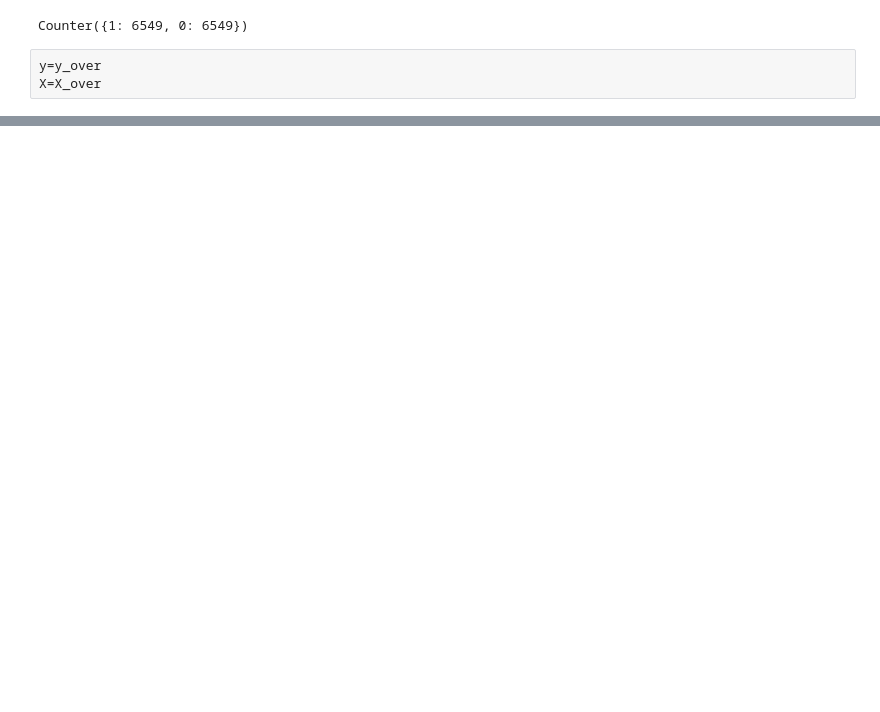
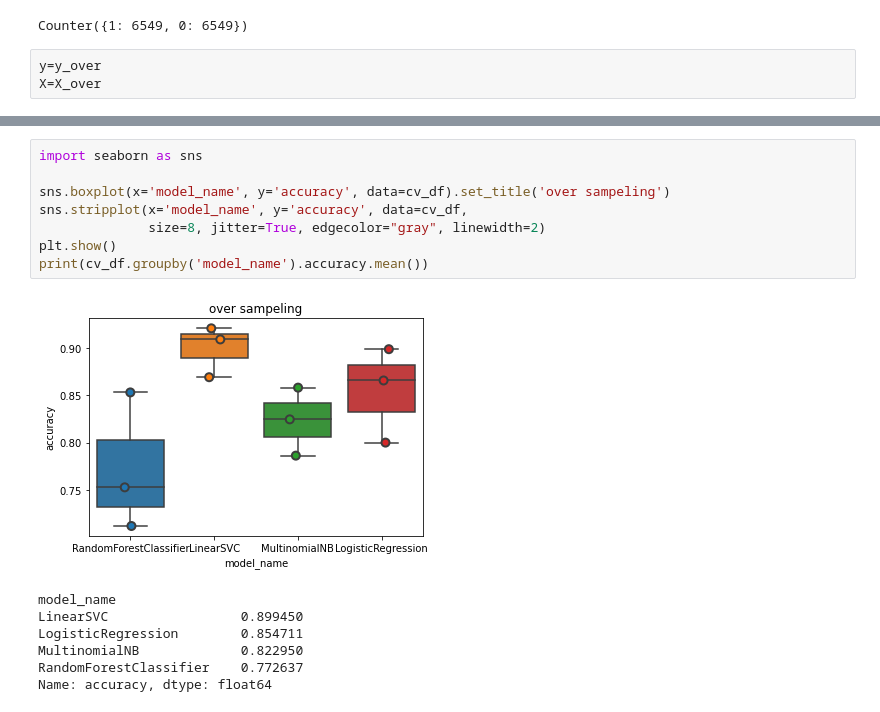
Before and after one commit to DaryaZareM/twitter-relevance-detector, a Jupyter notebook: code.ipynb, the cells around one changed output, grey strips where cells are left out. Drawn from its saved outputs; the diff is of its cells as text; blank space fills up the shorter version.

```diff
--- a/code.ipynb
+++ b/code.ipynb
@@ -279,0 +273,16 @@ X=X_over
+# %%
+import seaborn as sns
+
+sns.boxplot(x='model_name', y='accuracy', data=cv_df).set_title('over sampeling')
+sns.stripplot(x='model_name', y='accuracy', data=cv_df,
+              size=8, jitter=True, edgecolor="gray", linewidth=2)
+plt.show()
+print(cv_df.groupby('model_name').accuracy.mean())
+# %% [output]
+[figure, added]
+model_name
+LinearSVC                 0.899450
+LogisticRegression        0.854711
+MultinomialNB             0.822950
+RandomForestClassifier    0.772637
+Name: accuracy, dtype: float64
```
Also changed, not shown: parts of 25 cells of this notebook, 2 other files.
